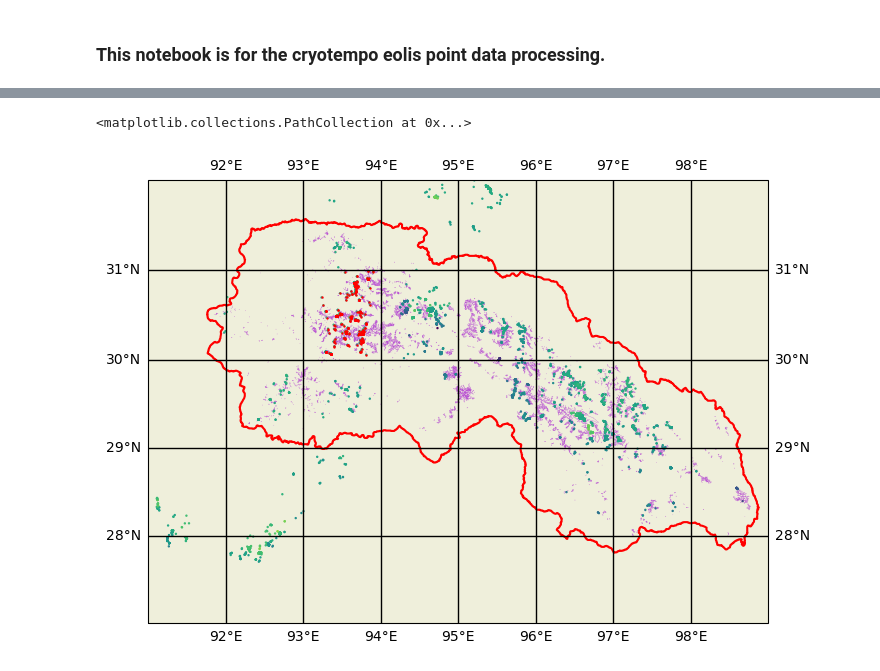
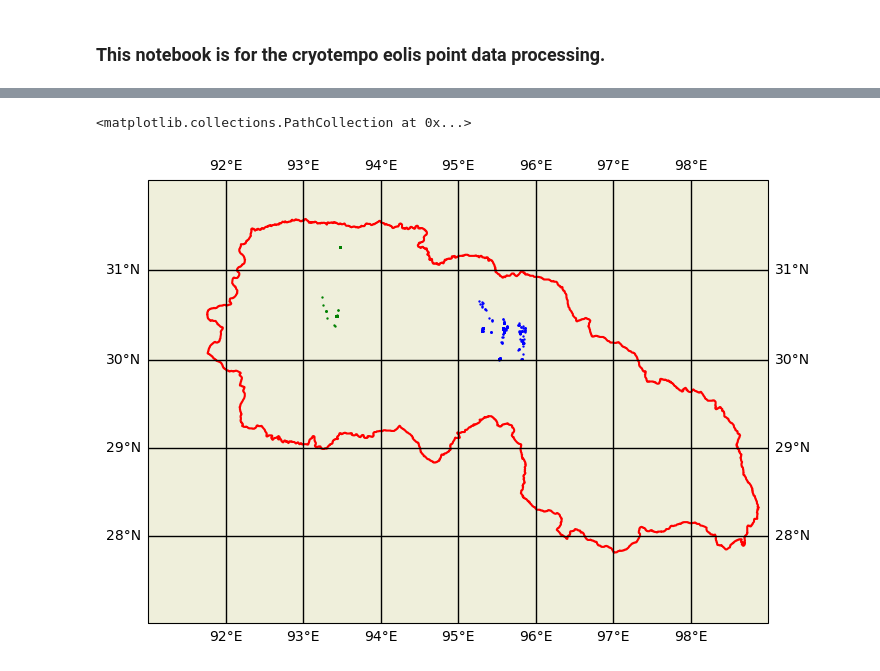
Before and after one commit to xinluo2018/Glacier-in-SETP, a Jupyter notebook: visual/cryotempo_points_check.ipynb, the cells around one changed output, grey strips where cells are left out. Cells and saved outputs as stored; diff of their text form; code cells hidden in the pictures.

```diff
--- a/visual/cryotempo_points_check.ipynb
+++ b/visual/cryotempo_points_check.ipynb
@@ -17,7 +9,7 @@ from ftplib import FTP
 from utils.transform_time import second_to_dyr
 # %%
+path_hma_vec = 'data/boundary/hma_bolch2019.gpkg'
 path_setp_vec = 'data/boundary/setp_zhao2022.gpkg'
-path_cryotempo_points = 'data/cryotempo-points/2021/cryotempo_points_merge.h5'
-path_cryotempo_tile = 'data/cryotempo-points/2021/tiles/tile_30_93.h5'
-path_setp_rgi60 = 'data/rgi60/rgi60_setp.gpkg'
+path_cryotempo_readout = 'data/cryotempo-points/2021/data-readout/CS_OFFL_THEM_POINT_CENTRASIA_2021_12_+92388573_+30446348_V002_readout_subs.h5'
+path_cryotempo_tile = 'data/cryotempo-points/2021/data-tiles/tile_30_95.h5'
 # %%
@@ -46,2 +26,5 @@ cryotempo_tile = pd.DataFrame(cryotempo_tile)
+# %%
+cryo_readout = h5py.File(path_cryotempo_readout,'r')
+cryo_tile = h5py.File(path_cryotempo_tile,'r')
 # %%
 # Dataframe meta data that describes results of query
@@ -58,25 +34,19 @@ Number of points = 19188
 # %%
 fig = plt.figure(figsize=(8, 8))
 ax = fig.add_subplot(1, 1, 1, projection=ccrs.Mercator())
 ax.set_extent([91, 99, 27.0, 32.0])
 ax.add_feature(cfeature.LAND);
 ax.gridlines(draw_labels=True, linewidth=1, alpha=1, zorder=1, color='black')
 ## 1. setp boundary
 shp_fea = cfeature.ShapelyFeature(Reader(path_setp_vec).geometries(), \
                       crs=ccrs.PlateCarree(), edgecolor='red', linewidth=1.5, facecolor='none')
 ax.add_feature(shp_fea, zorder=0)
 
-## 2. setp glaciers (rgi60); note: very slow
-shp_fea = cfeature.ShapelyFeature(Reader(path_setp_rgi60).geometries(), \
-                      crs=ccrs.PlateCarree(), edgecolor='MediumOrchid', linewidth=0.2, facecolor='none')
-ax.add_feature(shp_fea, zorder=0)
-
-# 3.1. cryotempo points data (one tile)
-ax.scatter(x=cryotempo_points['lon'], y=cryotempo_points['lat'], \
-                      c=cryotempo_points['elevation'], s=0.5, transform=ccrs.PlateCarree(), zorder=0)
-# 3.1. cryotempo points data
-ax.scatter(x=cryotempo_tile['lon'], y=cryotempo_tile['lat'], \
-                      c='red', s=0.5, transform=ccrs.PlateCarree(), zorder=0)
+# 2.1. cryotempo points readout file
+ax.scatter(x=cryo_readout['lon'][:], y=cryo_readout['lat'][:], c='green', s=0.5, \
+                                                  transform=ccrs.PlateCarree(), zorder=0)
+# 2.2. cryotempo points tile-based data
+ax.scatter(x=cryo_tile['lon'][:], y=cryo_tile['lat'][:], c='blue', s=0.5, transform=ccrs.PlateCarree(), zorder=0)
 # %% [output]
 <matplotlib.collections.PathCollection at 0x...>
-[figure, old version]
+[figure, new version]
```
Also changed, not shown: parts of 8 cells of this notebook, 26 other files.
